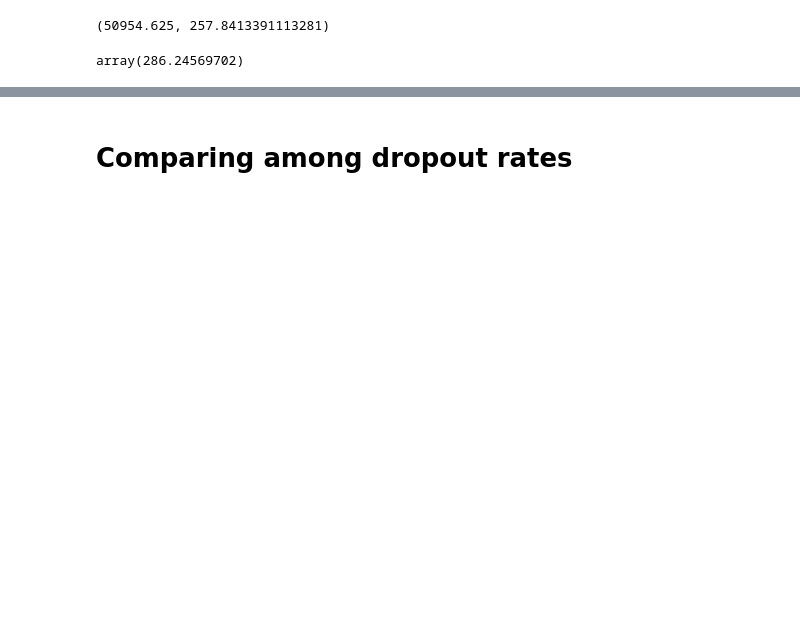
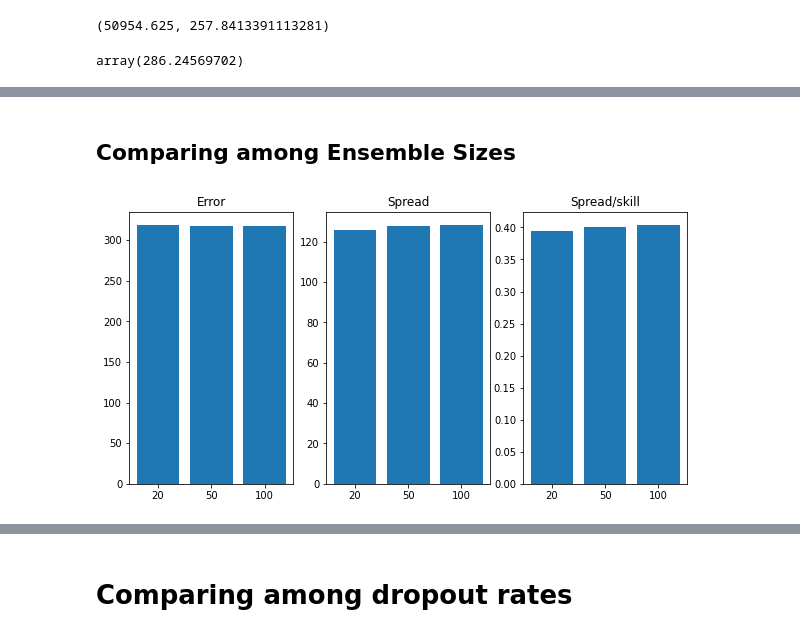
Before and after one commit to sagar-garg/WeatherBench, a Jupyter notebook: nbs_probabilistic/03-compare-dropout-rates.ipynb, the cells around one changed output, grey strips where cells are left out. Saved outputs shown, nothing was run; the diff lists cells and outputs as text; code cells hidden in the pictures; blank space fills up the shorter version.

```diff
--- a/nbs_probabilistic/03-compare-dropout-rates.ipynb
+++ b/nbs_probabilistic/03-compare-dropout-rates.ipynb
@@ -197,5 +189,7 @@ Dimensions:     ()
 Data variables:
     z_500_rmse  float64 317.9
     t_850_rmse  float64 1.837
+# %% [markdown]
+## Comparing among Ensemble Sizes
 # %%
 #Different ensemble sizes
@@ -205,0 +202,11 @@ for size in [20,50,100]:
+# %%
+fig, (ax1, ax2, ax3) = plt.subplots(1, 3, figsize=(10, 5))
+ax1.bar(['20', '50', '100'], [ds.z_500_rmse for ds in mean_error])
+ax2.bar(['20', '50', '100'], [ds.z_500_mean_spread for ds in mean_spread])
+ax3.bar(['20', '50', '100'], [ds1.z_500_mean_spread / ds2.z_500_rmse
+                                   for ds1, ds2 in zip(mean_spread, mean_error)])
+ax1.set_title('Error')
+ax2.set_title('Spread')
+ax3.set_title('Spread/skill');
+# %% [output]
+[figure, added]
```
Also changed, not shown: parts of 30 cells of this notebook, 11 other files.
